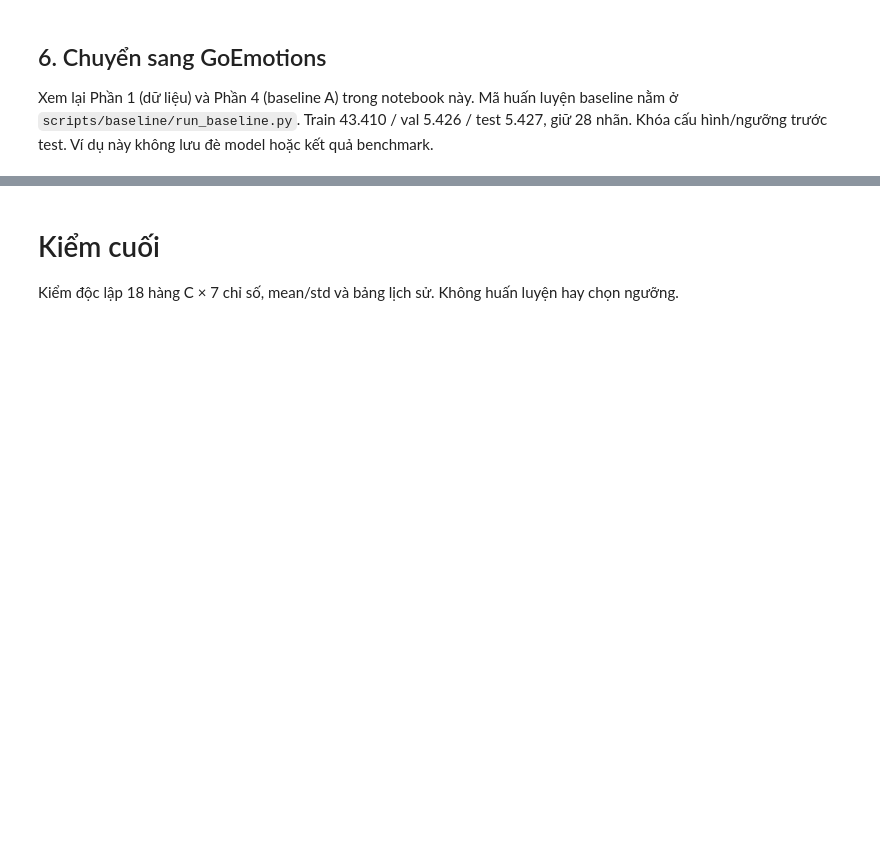
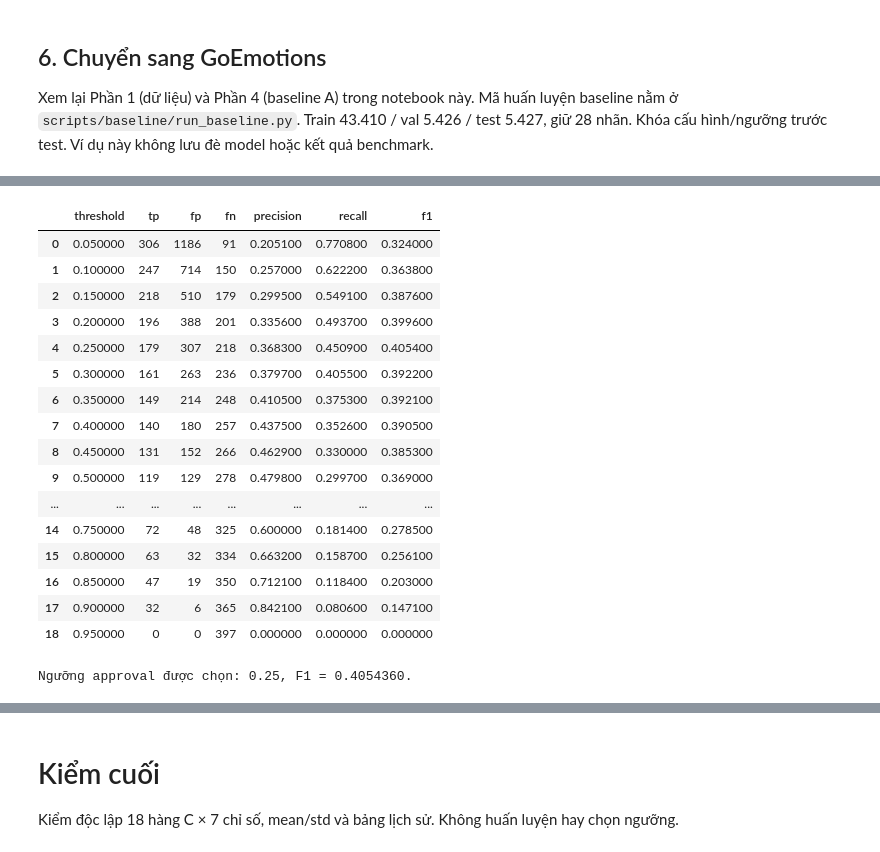
Before and after one commit to dzyuu1612/goemotions-multilabel-classification, a Jupyter notebook: notebooks/GoEmotions_ToanBo_QuyTrinh.ipynb, the cells around one changed output, grey strips where cells are left out. Saved outputs shown, nothing was run; the diff lists cells and outputs as text; code cells hidden in the pictures; blank space fills up the shorter version.

```diff
--- a/notebooks/GoEmotions_ToanBo_QuyTrinh.ipynb
+++ b/notebooks/GoEmotions_ToanBo_QuyTrinh.ipynb
@@ -2405,0 +2403,26 @@ Xem lại Phần 1 (dữ liệu) và Phần 4 (baseline A) trong notebook này.
+# %%
+from experiments.report_v8.verify_tables import verify
+
+approval, errors, speed, sample, (total, positives) = verify()
+display(approval.round(4))
+best = approval.loc[approval.f1.idxmax()]
+print(f"Ngưỡng approval được chọn: {best.threshold:.2f}, F1 = {best.f1:.7f}.")
+# %% [output]
+|  | threshold | tp | fp | fn | precision | recall | f1 |
+| 0 | 0.050000 | 306 | 1186 | 91 | 0.205100 | 0.770800 | 0.324000 |
+| 1 | 0.100000 | 247 | 714 | 150 | 0.257000 | 0.622200 | 0.363800 |
+| 2 | 0.150000 | 218 | 510 | 179 | 0.299500 | 0.549100 | 0.387600 |
+| 3 | 0.200000 | 196 | 388 | 201 | 0.335600 | 0.493700 | 0.399600 |
+| 4 | 0.250000 | 179 | 307 | 218 | 0.368300 | 0.450900 | 0.405400 |
+| 5 | 0.300000 | 161 | 263 | 236 | 0.379700 | 0.405500 | 0.392200 |
+| 6 | 0.350000 | 149 | 214 | 248 | 0.410500 | 0.375300 | 0.392100 |
+| 7 | 0.400000 | 140 | 180 | 257 | 0.437500 | 0.352600 | 0.390500 |
+| 8 | 0.450000 | 131 | 152 | 266 | 0.462900 | 0.330000 | 0.385300 |
+| 9 | 0.500000 | 119 | 129 | 278 | 0.479800 | 0.299700 | 0.369000 |
+| ... | ... | ... | ... | ... | ... | ... | ... |
+| 14 | 0.750000 | 72 | 48 | 325 | 0.600000 | 0.181400 | 0.278500 |
+| 15 | 0.800000 | 63 | 32 | 334 | 0.663200 | 0.158700 | 0.256100 |
+| 16 | 0.850000 | 47 | 19 | 350 | 0.712100 | 0.118400 | 0.203000 |
+| 17 | 0.900000 | 32 | 6 | 365 | 0.842100 | 0.080600 | 0.147100 |
+| 18 | 0.950000 | 0 | 0 | 397 | 0.000000 | 0.000000 | 0.000000 |
+Ngưỡng approval được chọn: 0.25, F1 = 0.4054360.
```
Also changed, not shown: parts of 20 cells of this notebook, 51 other files.
